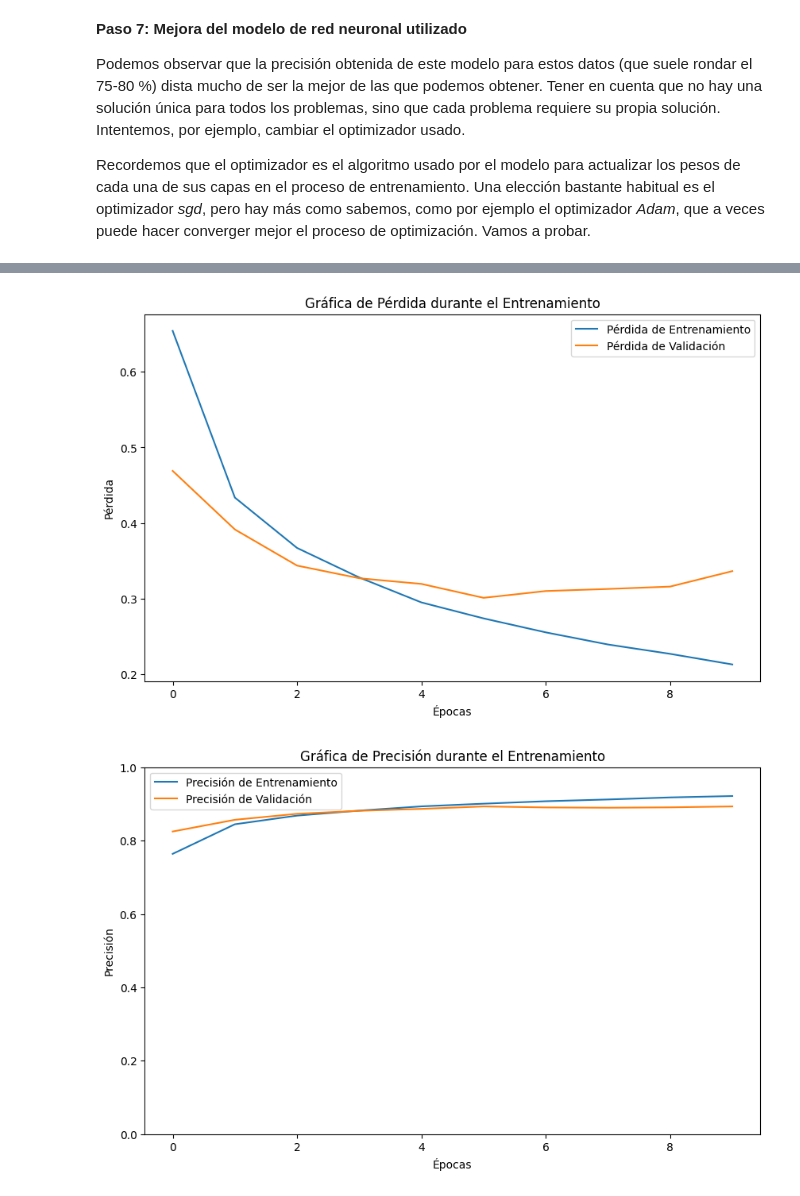
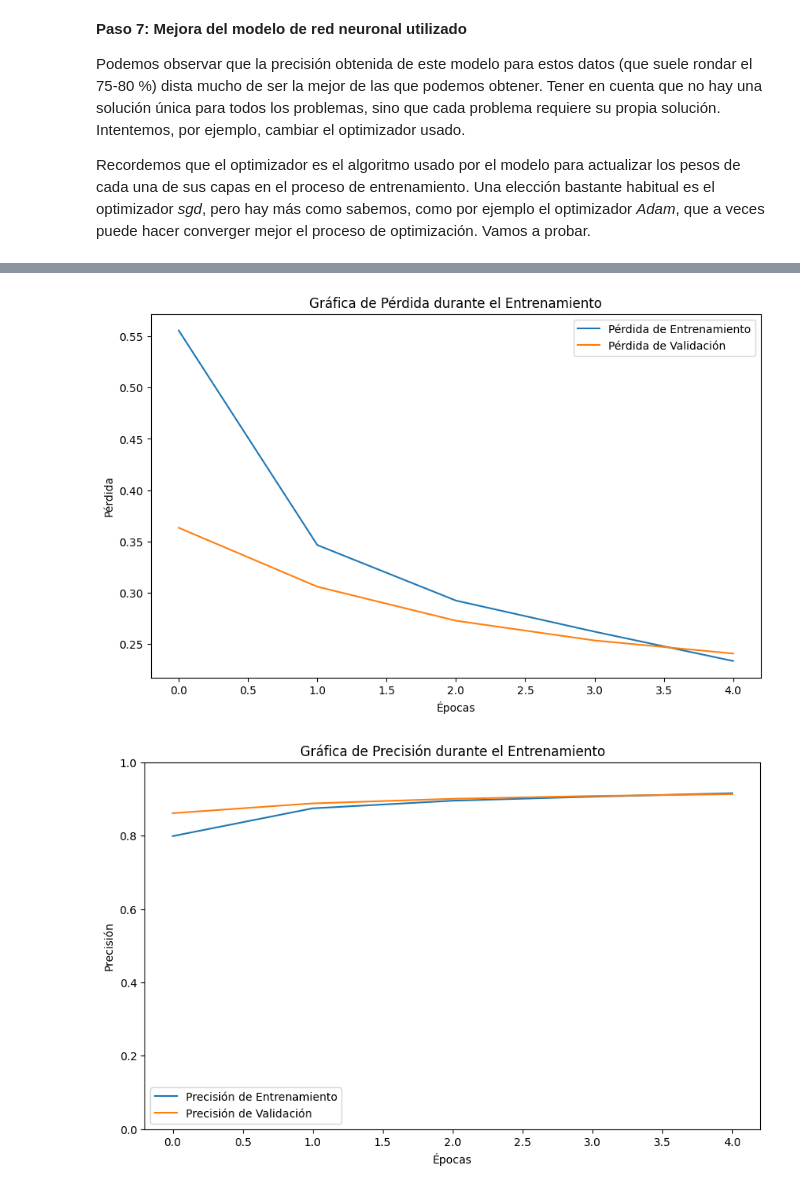
Before and after one commit to fjzamora93/RedesNeuronales, a Jupyter notebook: Reto_Módulo3.ipynb, the cells around one changed output, grey strips where cells are left out. Cells and saved outputs as stored; diff of their text form; code cells hidden in the pictures.

```diff
--- a/Reto_Módulo3.ipynb
+++ b/Reto_Módulo3.ipynb
@@ -1256,4 +1232,20 @@ model.compile(optimizer='Adam',
+# %%
+
+"""
+Reproducimos el modelo anterior y solamente cambiamos el optimizador a Adam
+"""
+
+# Vamos a comenzar con una red neuronal sencilla
+model = Sequential()
+model.add(Flatten(input_shape=(28, 28)))
+model.add(Dense(6, activation='relu'))
+model.add(Dense(10, activation='softmax'))
+
+# Compilamos el modelo con SGD (requisito del ejercicio)
+model.compile(optimizer='Adam',
+              loss='sparse_categorical_crossentropy',
+              metrics=['accuracy'])
 # %%
 # Realizamos el proceso de entrenamiento sobre el conjunto de train considerando el nuevo modelo de red neuronal
-model.fit(train_images, train_labels, epochs=25)
+model.fit(train_images, train_labels, epochs=10)
 # %% [output]
@@ -1350,26 +1369,28 @@ La capa de pooling se utiliza para reducir la dimensionalidad de los datos de en
 # %%
+
 model_2 = Sequential()
 
-# Primera capa convolucional
-model_2.add(Conv2D(32, (3, 3), activation='relu', input_shape=(28, 28, 1)))
+# Primera capa convolucional (vamos a trabajar con un kernel de 3x3 para todas las capas)
+model_2.add(Conv2D(32, (3, 3), activation='relu', padding='same', input_shape=(28, 28, 1)))
 model_2.add(MaxPooling2D(pool_size=(2, 2)))
 
 # Segunda capa convolucional
-model_2.add(Conv2D(64, (3, 3), activation='relu'))
+model_2.add(Conv2D(64, (3, 3), activation='relu', padding='same'))
 model_2.add(MaxPooling2D(pool_size=(2, 2)))
 
-# Tercera capa convolucional (opcional)
-model_2.add(Conv2D(128, (3, 3), activation='relu'))
+# Tercera capa convolucional
+model_2.add(Conv2D(128, (3, 3), activation='relu', padding='same'))
 model_2.add(MaxPooling2D(pool_size=(2, 2)))
 
-# Aplanamiento para pasar a las capas densas
+# Aplanamiento antes de llegar a las capas densas y que llegue un array de una sola dimensión
 model_2.add(Flatten())
 
 # Primera capa densa
 model_2.add(Dense(128, activation='relu'))
 model_2.add(Dropout(0.5))
 
+# Capa de salida con 10 unidades (para las 10 clases en Fashion MNIST)
 model_2.add(Dense(10, activation='softmax'))
 
-
+# Compilación del modelo con adam y únicamente usamos la métrica de accuracy
 model_2.compile(optimizer='adam', loss='sparse_categorical_crossentropy', metrics=['accuracy'])
@@ -1432,5 +1419,5 @@ Este patrón se repite varias veces en una red convolucional para que las capas
 # %%
-history_2 = model_2.fit(train_images, train_labels, validation_data=(test_images, test_labels), epochs=10)
+history_2 = model_2.fit(train_images, train_labels, validation_data=(test_images, test_labels), epochs=5)
 
 # Graficar la pérdida
 plt.figure(figsize=(10, 6))
@@ -1476,2 +1453,2 @@ Epoch 10/10
-[figure, old version]
+[figure, new version]
-[figure, old version]
+[figure, new version]
```
Also changed, not shown: parts of 30 cells of this notebook, 2 other files.
